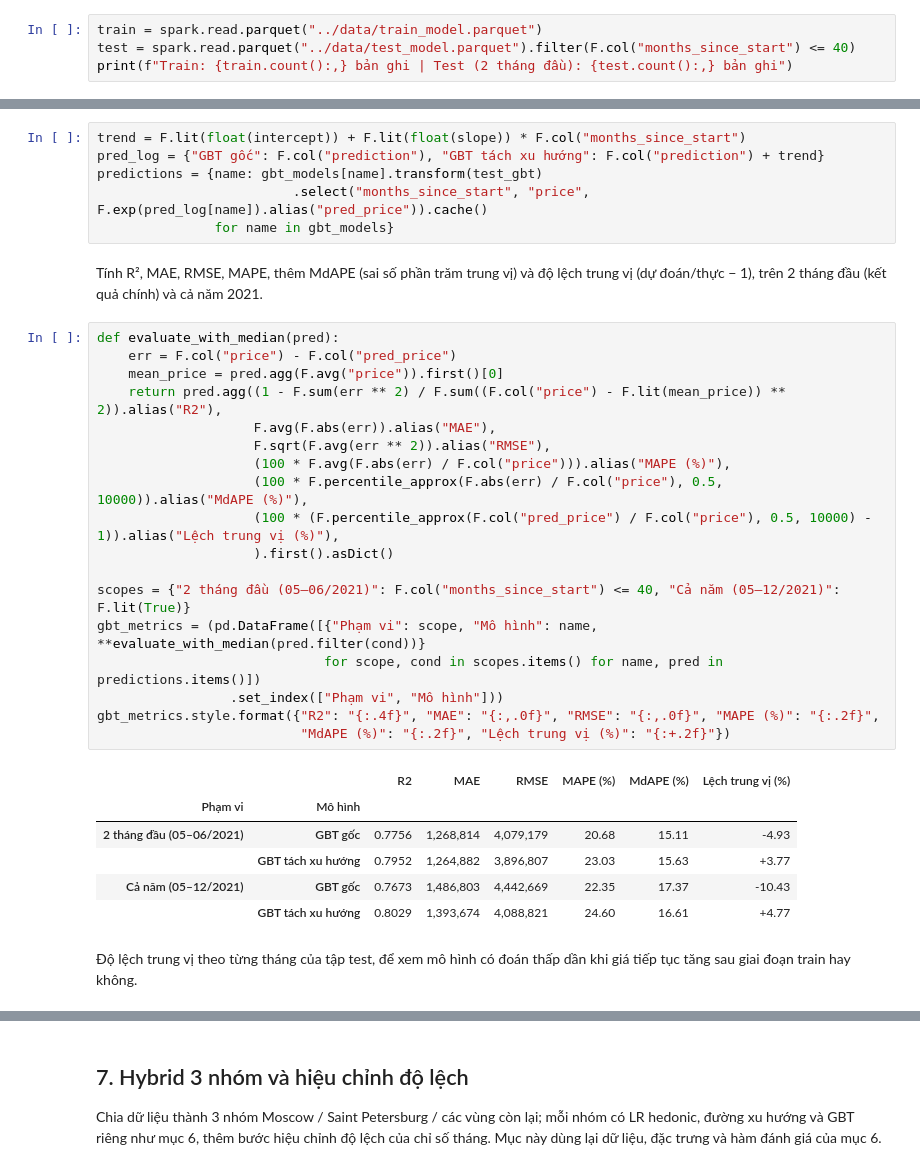
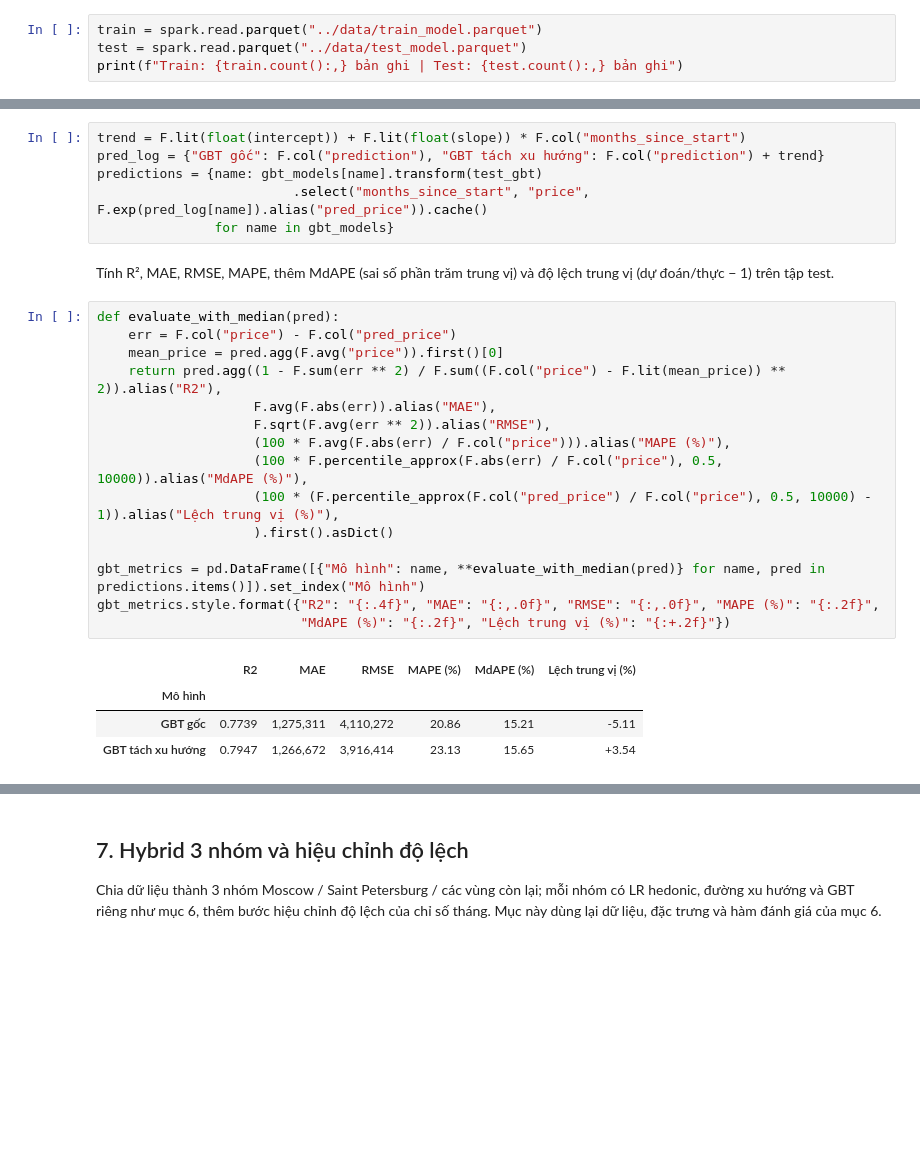
Before and after one commit to thiennguyen37-qn/Russian_Real_Estate, a Jupyter notebook: notebooks/04_modeling.ipynb, the cells around one changed output, grey strips where cells are left out. Cells and saved outputs as stored; diff of their text form; blank space fills up the shorter version.

```diff
--- a/notebooks/04_modeling.ipynb
+++ b/notebooks/04_modeling.ipynb
@@ -29,5 +29,5 @@ Tập train là toàn bộ `train_model.parquet`; tập đánh giá là 2 tháng
 # %%
 train = spark.read.parquet("../data/train_model.parquet")
-test = spark.read.parquet("../data/test_model.parquet").filter(F.col("months_since_start") <= 40)
-print(f"Train: {train.count():,} bản ghi | Test (2 tháng đầu): {test.count():,} bản ghi")
+test = spark.read.parquet("../data/test_model.parquet")
+print(f"Train: {train.count():,} bản ghi | Test: {test.count():,} bản ghi")
 # %% [output]
@@ -235,31 +235,24 @@ predictions = {name: gbt_models[name].transform(test_gbt)
                          .select("months_since_start", "price", F.exp(pred_log[name]).alias("pred_price")).cache()
                for name in gbt_models}
 # %% [markdown]
-Tính R², MAE, RMSE, MAPE, thêm MdAPE (sai số phần trăm trung vị) và độ lệch trung vị (dự đoán/thực − 1), trên 2 tháng đầu (kết quả chính) và cả năm 2021.
+Tính R², MAE, RMSE, MAPE, thêm MdAPE (sai số phần trăm trung vị) và độ lệch trung vị (dự đoán/thực − 1) trên tập test.
 # %%
 def evaluate_with_median(pred):
     err = F.col("price") - F.col("pred_price")
     mean_price = pred.agg(F.avg("price")).first()[0]
     return pred.agg((1 - F.sum(err ** 2) / F.sum((F.col("price") - F.lit(mean_price)) ** 2)).alias("R2"),
                     F.avg(F.abs(err)).alias("MAE"),
                     F.sqrt(F.avg(err ** 2)).alias("RMSE"),
                     (100 * F.avg(F.abs(err) / F.col("price"))).alias("MAPE (%)"),
                     (100 * F.percentile_approx(F.abs(err) / F.col("price"), 0.5, 10000)).alias("MdAPE (%)"),
                     (100 * (F.percentile_approx(F.col("pred_price") / F.col("price"), 0.5, 10000) - 1)).alias("Lệch trung vị (%)"),
                     ).first().asDict()
 
-scopes = {"2 tháng đầu (05–06/2021)": F.col("months_since_start") <= 40, "Cả năm (05–12/2021)": F.lit(True)}
-gbt_metrics = (pd.DataFrame([{"Phạm vi": scope, "Mô hình": name, **evaluate_with_median(pred.filter(cond))}
-                             for scope, cond in scopes.items() for name, pred in predictions.items()])
-                 .set_index(["Phạm vi", "Mô hình"]))
+gbt_metrics = pd.DataFrame([{"Mô hình": name, **evaluate_with_median(pred)} for name, pred in predictions.items()]).set_index("Mô hình")
 gbt_metrics.style.format({"R2": "{:.4f}", "MAE": "{:,.0f}", "RMSE": "{:,.0f}", "MAPE (%)": "{:.2f}",
                           "MdAPE (%)": "{:.2f}", "Lệch trung vị (%)": "{:+.2f}"})
 # %% [output]
-|  |  | R2 | MAE | RMSE | MAPE (%) | MdAPE (%) | Lệch trung vị (%) |
-| Phạm vi | Mô hình |  |  |  |  |  |  |
-| 2 tháng đầu (05–06/2021) | GBT gốc | 0.7756 | 1,268,814 | 4,079,179 | 20.68 | 15.11 | -4.93 |
-|  | GBT tách xu hướng | 0.7952 | 1,264,882 | 3,896,807 | 23.03 | 15.63 | +3.77 |
-| Cả năm (05–12/2021) | GBT gốc | 0.7673 | 1,486,803 | 4,442,669 | 22.35 | 17.37 | -10.43 |
-|  | GBT tách xu hướng | 0.8029 | 1,393,674 | 4,088,821 | 24.60 | 16.61 | +4.77 |
+|  | R2 | MAE | RMSE | MAPE (%) | MdAPE (%) | Lệch trung vị (%) |
+| Mô hình |  |  |  |  |  |  |
+| GBT gốc | 0.7739 | 1,275,311 | 4,110,272 | 20.86 | 15.21 | -5.11 |
+| GBT tách xu hướng | 0.7947 | 1,266,672 | 3,916,414 | 23.13 | 15.65 | +3.54 |
-# %% [markdown]
-Độ lệch trung vị theo từng tháng của tập test, để xem mô hình có đoán thấp dần khi giá tiếp tục tăng sau giai đoạn train hay không.
```
Also changed, not shown: parts of 15 cells of this notebook.
